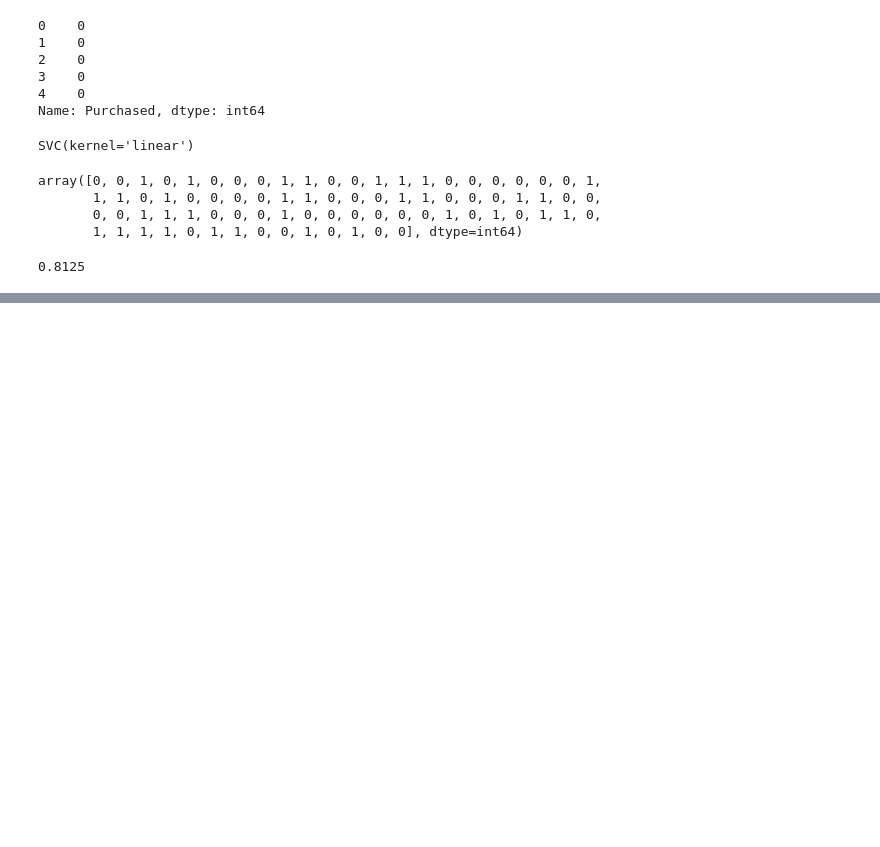
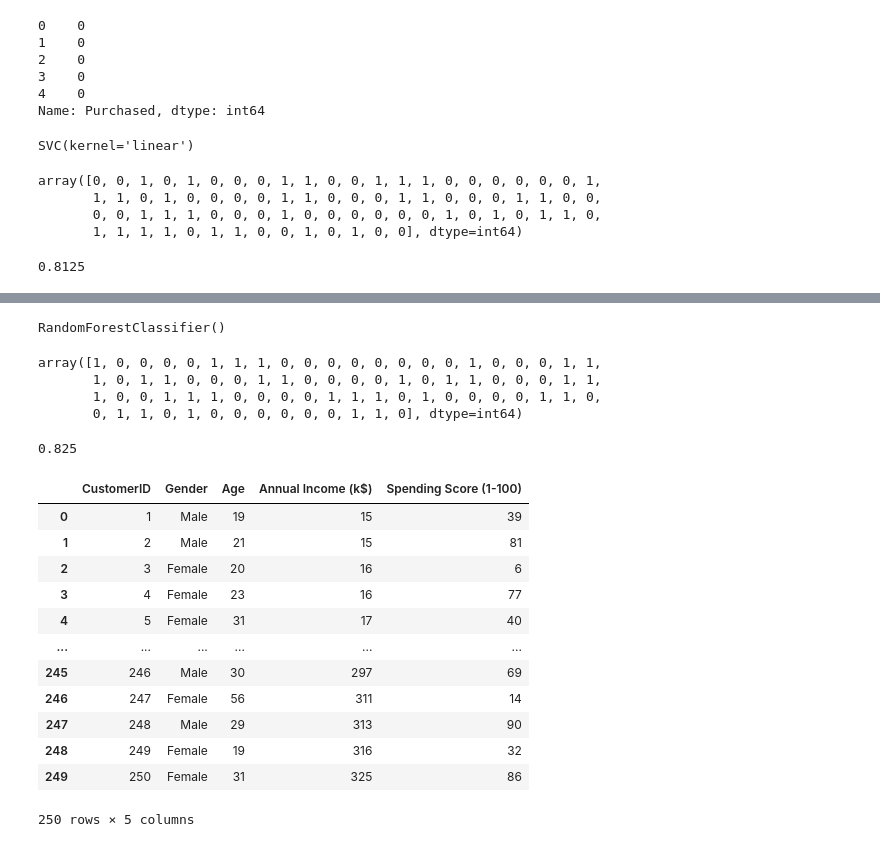
Before and after one commit to VishVandhan004/Code-404-, a Jupyter notebook: AI_ML/Machine_Learning1.ipynb, the cells around one changed output, grey strips where cells are left out. Drawn from its saved outputs; the diff is of its cells as text; code cells hidden in the pictures; blank space fills up the shorter version.

```diff
--- a/AI_ML/Machine_Learning1.ipynb
+++ b/AI_ML/Machine_Learning1.ipynb
@@ -781,0 +839,42 @@ accuracy_score(y_test,y_pred)
+# %%
+from sklearn.ensemble import RandomForestClassifier
+clf = RandomForestClassifier()
+clf.fit(X_train, y_train)
+# %% [output]
+RandomForestClassifier()
+# %%
+y_pred = clf.predict(X_test)
+y_pred
+# %% [output]
+array([1, 0, 0, 0, 0, 1, 1, 1, 0, 0, 0, 0, 0, 0, 0, 0, 1, 0, 0, 0, 1, 1,
+       1, 0, 1, 1, 0, 0, 0, 1, 1, 0, 0, 0, 0, 1, 0, 1, 1, 0, 0, 0, 1, 1,
+       1, 0, 0, 1, 1, 1, 0, 0, 0, 0, 1, 1, 1, 0, 1, 0, 0, 0, 0, 1, 1, 0,
+       0, 1, 1, 0, 1, 0, 0, 0, 0, 0, 0, 1, 1, 0], dtype=int64)
+# %%
+from sklearn.metrics import accuracy_score
+accuracy_score(y_test,y_pred)
+# %% [output]
+0.825
+# %%
+# K-MEANS ALGORITHM
+# importing libraries
+import numpy as nm
+import matplotlib.pyplot as mtp
+import pandas as pd
+# Importing the dataset
+dataset = pd.read_csv('Mall_Customers.csv')
+dataset
+# %% [output]
+|  | CustomerID | Gender | Age | Annual Income (k$) | Spending Score (1-100) |
+| 0 | 1 | Male | 19 | 15 | 39 |
+| 1 | 2 | Male | 21 | 15 | 81 |
+| 2 | 3 | Female | 20 | 16 | 6 |
+| 3 | 4 | Female | 23 | 16 | 77 |
+| 4 | 5 | Female | 31 | 17 | 40 |
+| ... | ... | ... | ... | ... | ... |
+| 245 | 246 | Male | 30 | 297 | 69 |
+| 246 | 247 | Female | 56 | 311 | 14 |
+| 247 | 248 | Male | 29 | 313 | 90 |
+| 248 | 249 | Female | 19 | 316 | 32 |
+| 249 | 250 | Female | 31 | 325 | 86 |
+250 rows × 5 columns
```
Also changed, not shown: parts of 13 cells of this notebook, 2 other files.
